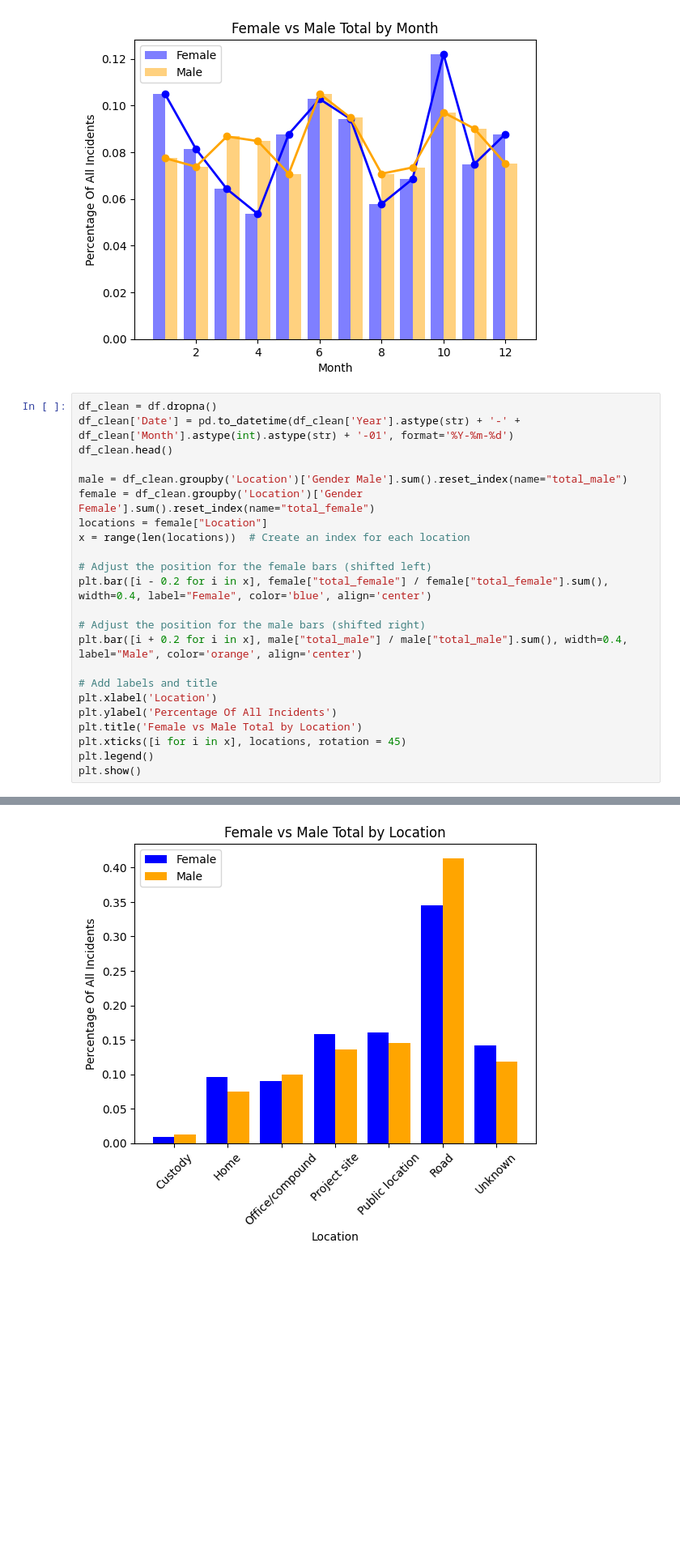
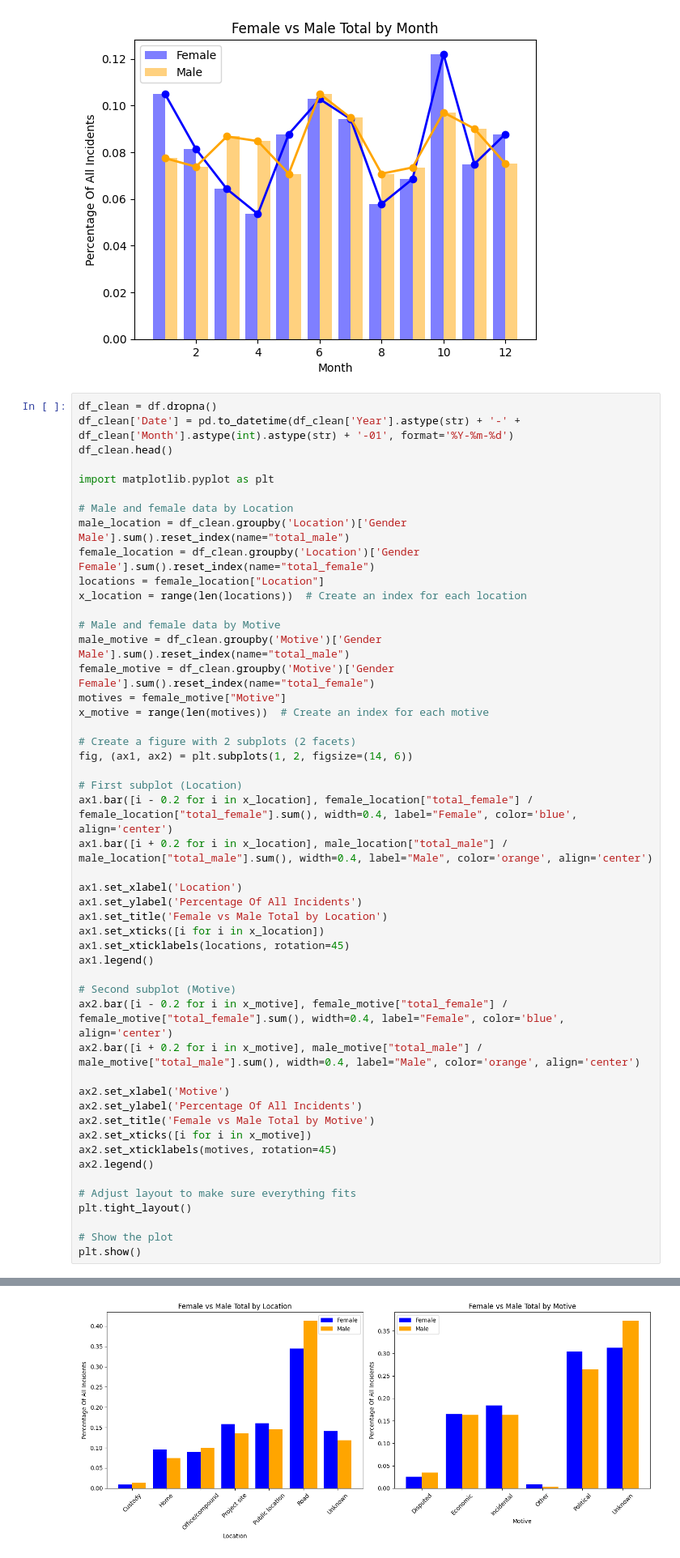
Before and after one commit to sophiarutman/sophiarutman.github.io, a Jupyter notebook: second_year_scholarship/second_year_scholarship.ipynb, the cells around one changed output, grey strips where cells are left out. Shown at 81% size. Cells and saved outputs as stored; diff of their text form; blank space fills up the shorter version.

```diff
--- a/second_year_scholarship/second_year_scholarship.ipynb
+++ b/second_year_scholarship/second_year_scholarship.ipynb
@@ -419,29 +442,55 @@ See the caveats in the documentation: https://pandas.pydata.org/pandas-docs/stab
 # %%
 df_clean = df.dropna()
 df_clean['Date'] = pd.to_datetime(df_clean['Year'].astype(str) + '-' + df_clean['Month'].astype(int).astype(str) + '-01', format='%Y-%m-%d')
 df_clean.head()
 
-male = df_clean.groupby('Location')['Gender Male'].sum().reset_index(name="total_male")
-female = df_clean.groupby('Location')['Gender Female'].sum().reset_index(name="total_female")
-locations = female["Location"]
-x = range(len(locations))  # Create an index for each location
+import matplotlib.pyplot as plt
 
-# Adjust the position for the female bars (shifted left)
-plt.bar([i - 0.2 for i in x], female["total_female"] / female["total_female"].sum(), width=0.4, label="Female", color='blue', align='center')
+# Male and female data by Location
+male_location = df_clean.groupby('Location')['Gender Male'].sum().reset_index(name="total_male")
+female_location = df_clean.groupby('Location')['Gender Female'].sum().reset_index(name="total_female")
+locations = female_location["Location"]
+x_location = range(len(locations))  # Create an index for each location
 
-# Adjust the position for the male bars (shifted right)
-plt.bar([i + 0.2 for i in x], male["total_male"] / male["total_male"].sum(), width=0.4, label="Male", color='orange', align='center')
+# Male and female data by Motive
+male_motive = df_clean.groupby('Motive')['Gender Male'].sum().reset_index(name="total_male")
+female_motive = df_clean.groupby('Motive')['Gender Female'].sum().reset_index(name="total_female")
+motives = female_motive["Motive"]
+x_motive = range(len(motives))  # Create an index for each motive
 
-# Add labels and title
-plt.xlabel('Location')
-plt.ylabel('Percentage Of All Incidents')
-plt.title('Female vs Male Total by Location')
-plt.xticks([i for i in x], locations, rotation = 45)
-plt.legend()
+# Create a figure with 2 subplots (2 facets)
+fig, (ax1, ax2) = plt.subplots(1, 2, figsize=(14, 6))
+
+# First subplot (Location)
+ax1.bar([i - 0.2 for i in x_location], female_location["total_female"] / female_location["total_female"].sum(), width=0.4, label="Female", color='blue', align='center')
+ax1.bar([i + 0.2 for i in x_location], male_location["total_male"] / male_location["total_male"].sum(), width=0.4, label="Male", color='orange', align='center')
+
+ax1.set_xlabel('Location')
+ax1.set_ylabel('Percentage Of All Incidents')
+ax1.set_title('Female vs Male Total by Location')
+ax1.set_xticks([i for i in x_location])
+ax1.set_xticklabels(locations, rotation=45)
+ax1.legend()
+
+# Second subplot (Motive)
+ax2.bar([i - 0.2 for i in x_motive], female_motive["total_female"] / female_motive["total_female"].sum(), width=0.4, label="Female", color='blue', align='center')
+ax2.bar([i + 0.2 for i in x_motive], male_motive["total_male"] / male_motive["total_male"].sum(), width=0.4, label="Male", color='orange', align='center')
+
+ax2.set_xlabel('Motive')
+ax2.set_ylabel('Percentage Of All Incidents')
+ax2.set_title('Female vs Male Total by Motive')
+ax2.set_xticks([i for i in x_motive])
+ax2.set_xticklabels(motives, rotation=45)
+ax2.legend()
+
+# Adjust layout to make sure everything fits
+plt.tight_layout()
+
+# Show the plot
 plt.show()
 # %% [output]
 A value is trying to be set on a copy of a slice from a DataFrame.
 Try using .loc[row_indexer,col_indexer] = value instead
 
 See the caveats in the documentation: https://pandas.pydata.org/pandas-docs/stable/user_guide/indexing.html#returning-a-view-versus-a-copy
-[figure, old version]
+[figure, new version]
```
Also changed, not shown: parts of 5 cells of this notebook, 1 other file.
